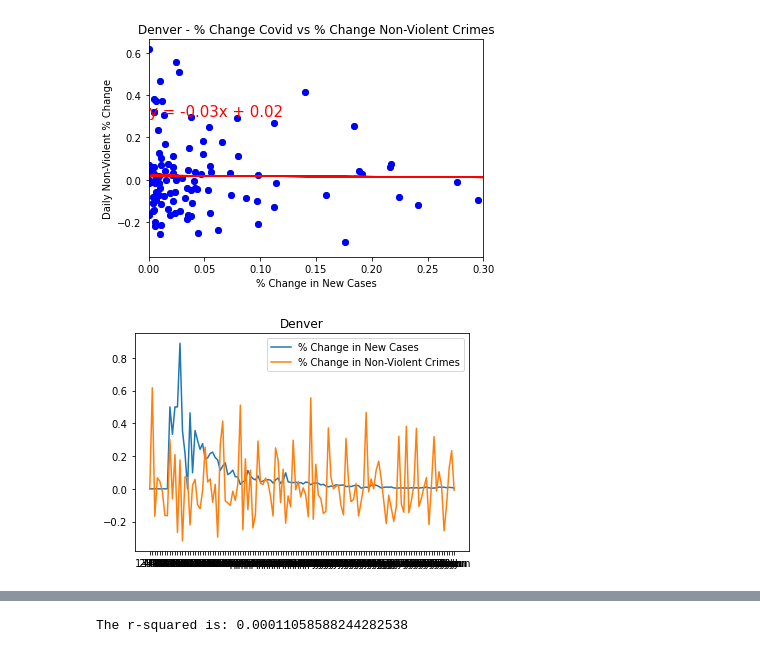
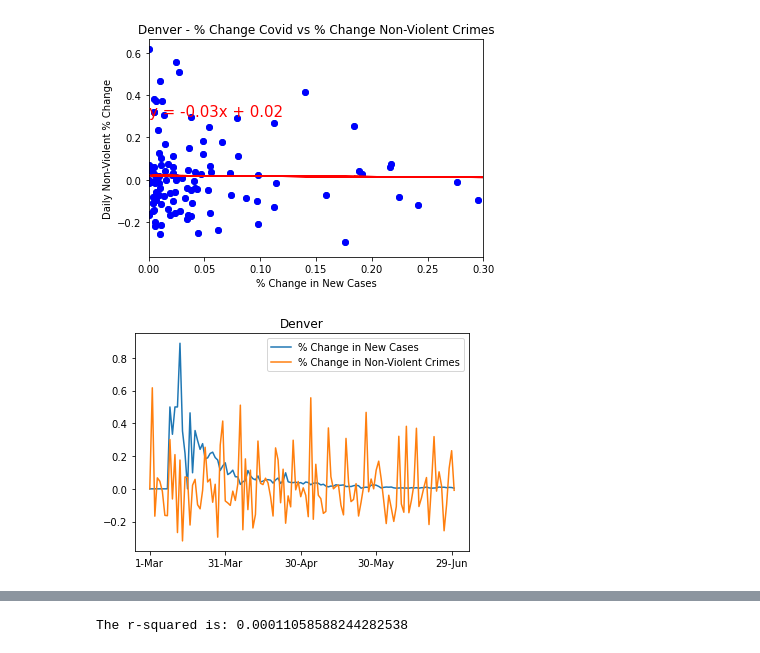
Before and after one commit to angelabanko/Project_1, a Jupyter notebook: City_Scatter_Plots.ipynb, the cells around one changed output, grey strips where cells are left out. Saved outputs shown, nothing was run; the diff lists cells and outputs as text; code cells hidden in the pictures.

```diff
--- a/City_Scatter_Plots.ipynb
+++ b/City_Scatter_Plots.ipynb
@@ -388,13 +400,15 @@ print(f"The r-squared is: {rvalue**2}")
 The r-squared is: 0.0004069635214604343
 [figure]
 # %%
-plt.plot(daily_denver["Date"], daily_denver["% Change in New Cases"], label="% Change in New Cases")
-plt.plot(daily_denver["Date"], daily_denver["Daily Non-Violent % Change"], label="% Change in Non-Violent Crimes")
+fig, ax = plt.subplots()
+ax.xaxis.set_major_locator(MultipleLocator(30))
+ax.plot(daily_denver["Date"], daily_denver["% Change in New Cases"], label="% Change in New Cases")
+ax.plot(daily_denver["Date"], daily_denver["Daily Non-Violent % Change"], label="% Change in Non-Violent Crimes")
 plt.legend(loc='upper right');
 plt.title("Denver")
 plt.show()
 # %% [output]
-[figure, old version]
+[figure, new version]
 # %%
 #-----------------------------------------------
 #Create a new df for Seattle specific stats
```
Also changed, not shown: parts of 13 cells of this notebook, 2 other files.
